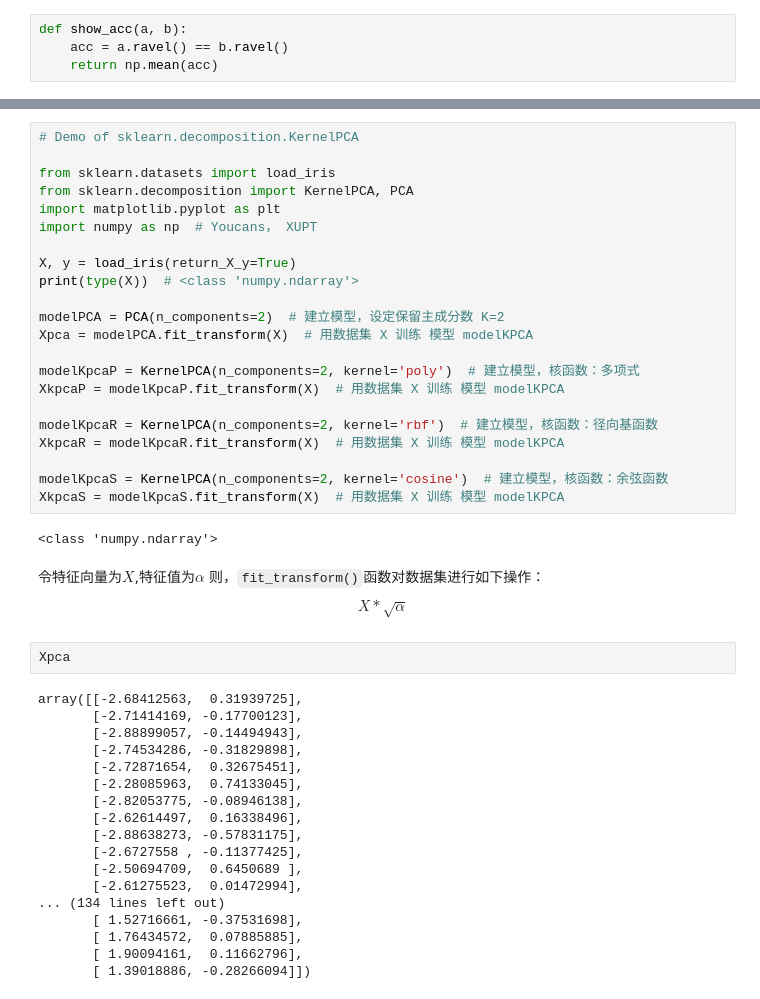
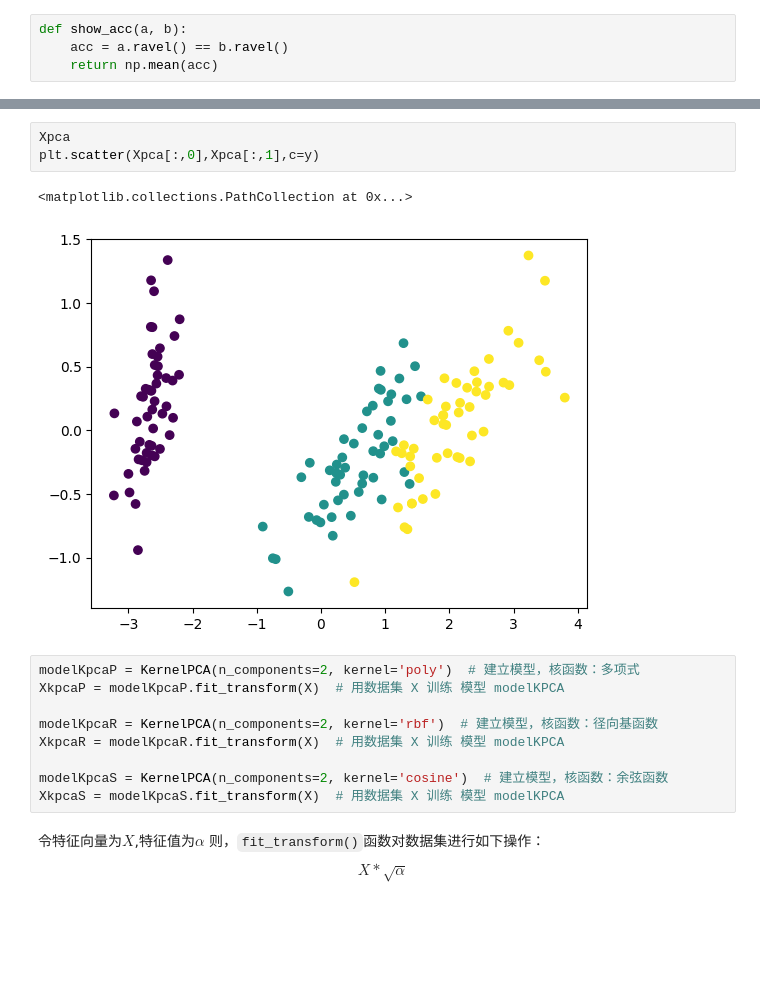
Before and after one commit to moonchildink/machine_learning, a Jupyter notebook: PCA.ipynb, the cells around one changed output, grey strips where cells are left out. Drawn from its saved outputs; the diff is of its cells as text; blank space fills up the shorter version.

```diff
--- a/PCA.ipynb
+++ b/PCA.ipynb
@@ -28,17 +74,10 @@ def show_acc(a, b):
+# %%
+Xpca
+plt.scatter(Xpca[:,0],Xpca[:,1],c=y)
+# %% [output]
+<matplotlib.collections.PathCollection at 0x...>
+[figure, added]
 # %%
-# Demo of sklearn.decomposition.KernelPCA
-
-from sklearn.datasets import load_iris
-from sklearn.decomposition import KernelPCA, PCA
-import matplotlib.pyplot as plt
-import numpy as np  # Youcans， XUPT
-
-X, y = load_iris(return_X_y=True)
-print(type(X))  # <class 'numpy.ndarray'>
-
-modelPCA = PCA(n_components=2)  # 建立模型，设定保留主成分数 K=2
-Xpca = modelPCA.fit_transform(X)  # 用数据集 X 训练 模型 modelKPCA
-
 modelKpcaP = KernelPCA(n_components=2, kernel='poly')  # 建立模型，核函数：多项式
 XkpcaP = modelKpcaP.fit_transform(X)  # 用数据集 X 训练 模型 modelKPCA
 
@@ -47,32 +86,10 @@ XkpcaR = modelKpcaR.fit_transform(X)  # 用数据集 X 训练 模型 modelKPCA
 
 modelKpcaS = KernelPCA(n_components=2, kernel='cosine')  # 建立模型，核函数：余弦函数
 XkpcaS = modelKpcaS.fit_transform(X)  # 用数据集 X 训练 模型 modelKPCA
-# %% [output]
-<class 'numpy.ndarray'>
 # %% [markdown]
 令特征向量为$X$,特征值为$\alpha$
 则，`fit_transform()`函数对数据集进行如下操作：
 $$ X*\sqrt{\alpha}$$
-# %%
-Xpca
-# %% [output]
-array([[-2.68412563,  0.31939725],
-       [-2.71414169, -0.17700123],
-       [-2.88899057, -0.14494943],
-       [-2.74534286, -0.31829898],
-       [-2.72871654,  0.32675451],
-       [-2.28085963,  0.74133045],
-       [-2.82053775, -0.08946138],
-       [-2.62614497,  0.16338496],
-       [-2.88638273, -0.57831175],
-       [-2.6727558 , -0.11377425],
-       [-2.50694709,  0.6450689 ],
-       [-2.61275523,  0.01472994],
-... (134 lines left out)
-       [ 1.52716661, -0.37531698],
-       [ 1.76434572,  0.07885885],
-       [ 1.90094161,  0.11662796],
-       [ 1.39018886, -0.28266094]])
 # %%
 fig = plt.figure(figsize=(8, 6))
 ax1 = fig.add_subplot(2, 2, 1)
```
Also changed, not shown: parts of 4 cells of this notebook, 6 other files.
